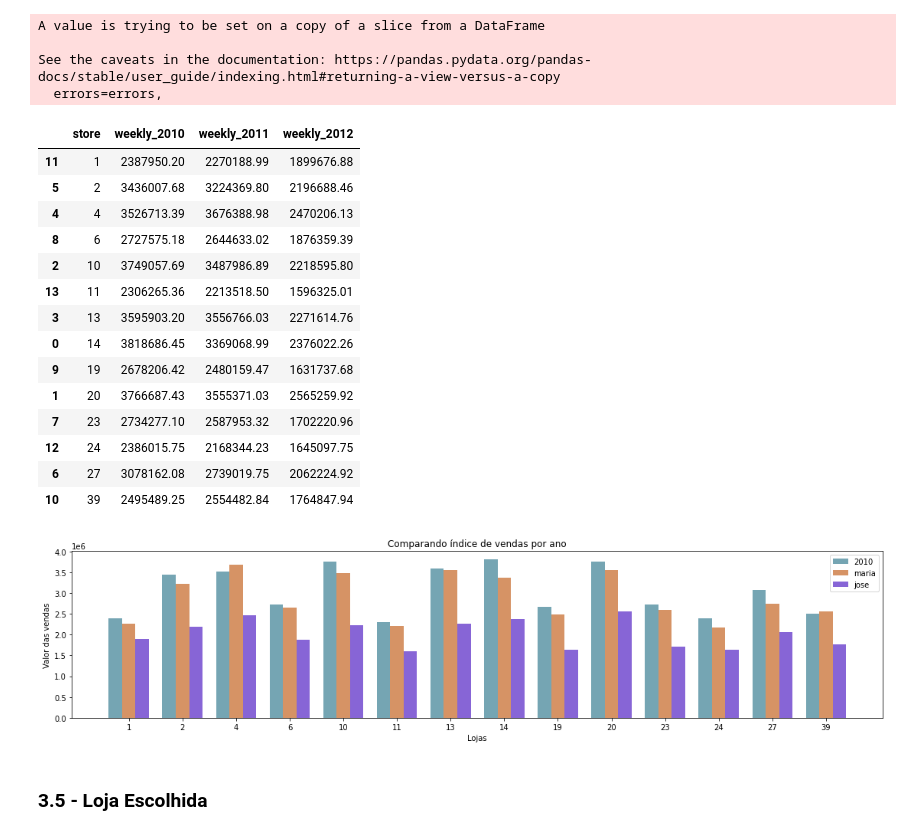
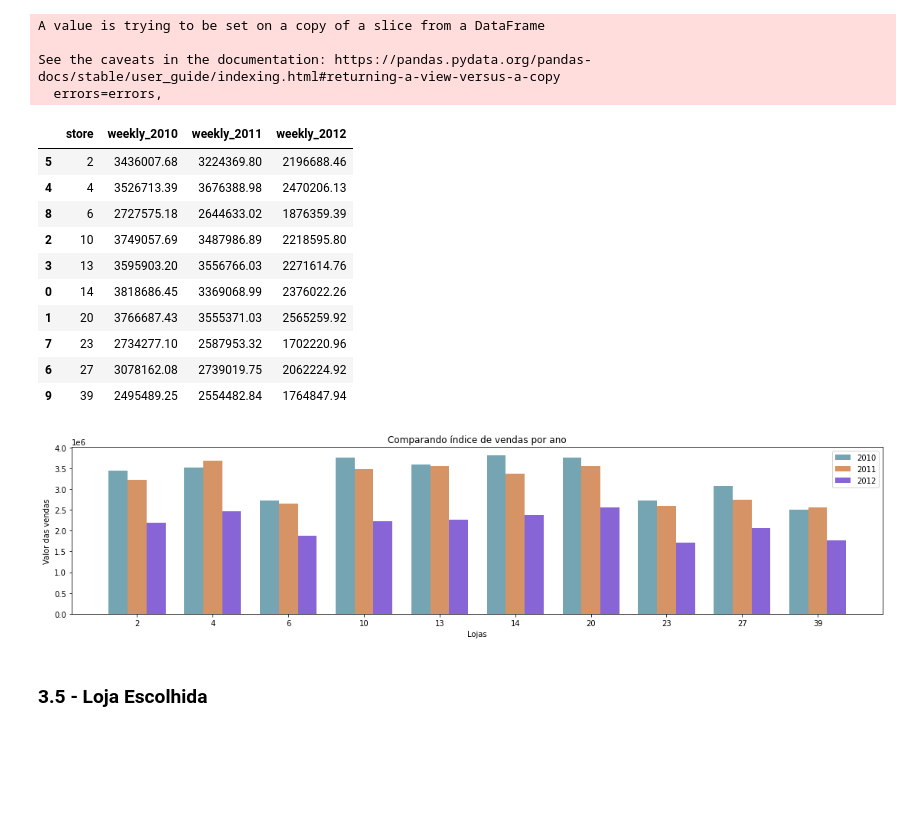
Before and after one commit to michellssGUi/dataScience, a Jupyter notebook: Wallmart_Melhor_Loja.ipynb, the cells around one changed output. Cells and saved outputs as stored; diff of their text form; code cells hidden in the pictures; blank space fills up the shorter version.

```diff
--- a/Wallmart_Melhor_Loja.ipynb
+++ b/Wallmart_Melhor_Loja.ipynb
@@ -631,9 +608,10 @@ plt.show()
 # %%
-df_vendas_2010_group_15 = df_vendas_2010_group.head(15)
+qt = 10 #Quatidade de loja para analizar
+df_vendas_2010_group_15 = df_vendas_2010_group.head(qt + 1)
 df_vendas_2010_group_15.rename(columns={'weekly_sales':'weekly_2010'}, inplace=True)
-df_vendas_2011_group_15 = df_vendas_2011_group.head(15)
+df_vendas_2011_group_15 = df_vendas_2011_group.head(qt + 1)
 df_vendas_2011_group_15.rename(columns={'weekly_sales':'weekly_2011'}, inplace=True)
-df_vendas_2012_group_15 = df_vendas_2012_group.head(15)
+df_vendas_2012_group_15 = df_vendas_2012_group.head(qt + 1)
 df_vendas_2012_group_15.rename(columns={'weekly_sales':'weekly_2012'}, inplace=True)
 # %% [output]
 A value is trying to be set on a copy of a slice from a DataFrame
@@ -647,44 +625,40 @@ tb_vendas_ano = mm.sort_values(by=['store'])
 tb_vendas_ano
 # %% [output]
 |  | store | weekly_2010 | weekly_2011 | weekly_2012 |
-| 11 | 1 | 2387950.20 | 2270188.99 | 1899676.88 |
 | 5 | 2 | 3436007.68 | 3224369.80 | 2196688.46 |
 | 4 | 4 | 3526713.39 | 3676388.98 | 2470206.13 |
 | 8 | 6 | 2727575.18 | 2644633.02 | 1876359.39 |
 | 2 | 10 | 3749057.69 | 3487986.89 | 2218595.80 |
-| 13 | 11 | 2306265.36 | 2213518.50 | 1596325.01 |
 | 3 | 13 | 3595903.20 | 3556766.03 | 2271614.76 |
 | 0 | 14 | 3818686.45 | 3369068.99 | 2376022.26 |
-| 9 | 19 | 2678206.42 | 2480159.47 | 1631737.68 |
 | 1 | 20 | 3766687.43 | 3555371.03 | 2565259.92 |
 | 7 | 23 | 2734277.10 | 2587953.32 | 1702220.96 |
-| 12 | 24 | 2386015.75 | 2168344.23 | 1645097.75 |
 | 6 | 27 | 3078162.08 | 2739019.75 | 2062224.92 |
-| 10 | 39 | 2495489.25 | 2554482.84 | 1764847.94 |
+| 9 | 39 | 2495489.25 | 2554482.84 | 1764847.94 |
 # %%
 ano_2010 = tb_vendas_ano['weekly_2010']
 ano_2011 = tb_vendas_ano['weekly_2011']
 ano_2012 = tb_vendas_ano['weekly_2012']
 barWidth = 0.25
 
 plt.figure(figsize=(19,4))
 
 r1 = np.arange(len(ano_2010))
 r2 = [x + barWidth for x in r1]
 r3 = [x + barWidth for x in r2]
 
 plt.bar(r1, ano_2010, color='#75a5b3', width=barWidth, label='2010')
-plt.bar(r2, ano_2011, color='#d69365', width=barWidth, label='maria')
-plt.bar(r3, ano_2012, color='#8765d6', width=barWidth, label='jose')
+plt.bar(r2, ano_2011, color='#d69365', width=barWidth, label='2011')
+plt.bar(r3, ano_2012, color='#8765d6', width=barWidth, label='2012')
 
 plt.xlabel('Lojas')
 plt.xticks([r + barWidth for r in range(len(ano_2010))], tb_vendas_ano['store'])
 plt.ylabel('Valor das vendas')
 plt.title('Comparando índice de vendas por ano')
 
 plt.legend()
 plt.show()
 # %% [output]
-[figure, old version]
+[figure, new version]
 # %% [markdown]
 ### 3.5 - Loja Escolhida
```
Also changed, not shown: parts of 1 cell of this notebook.
